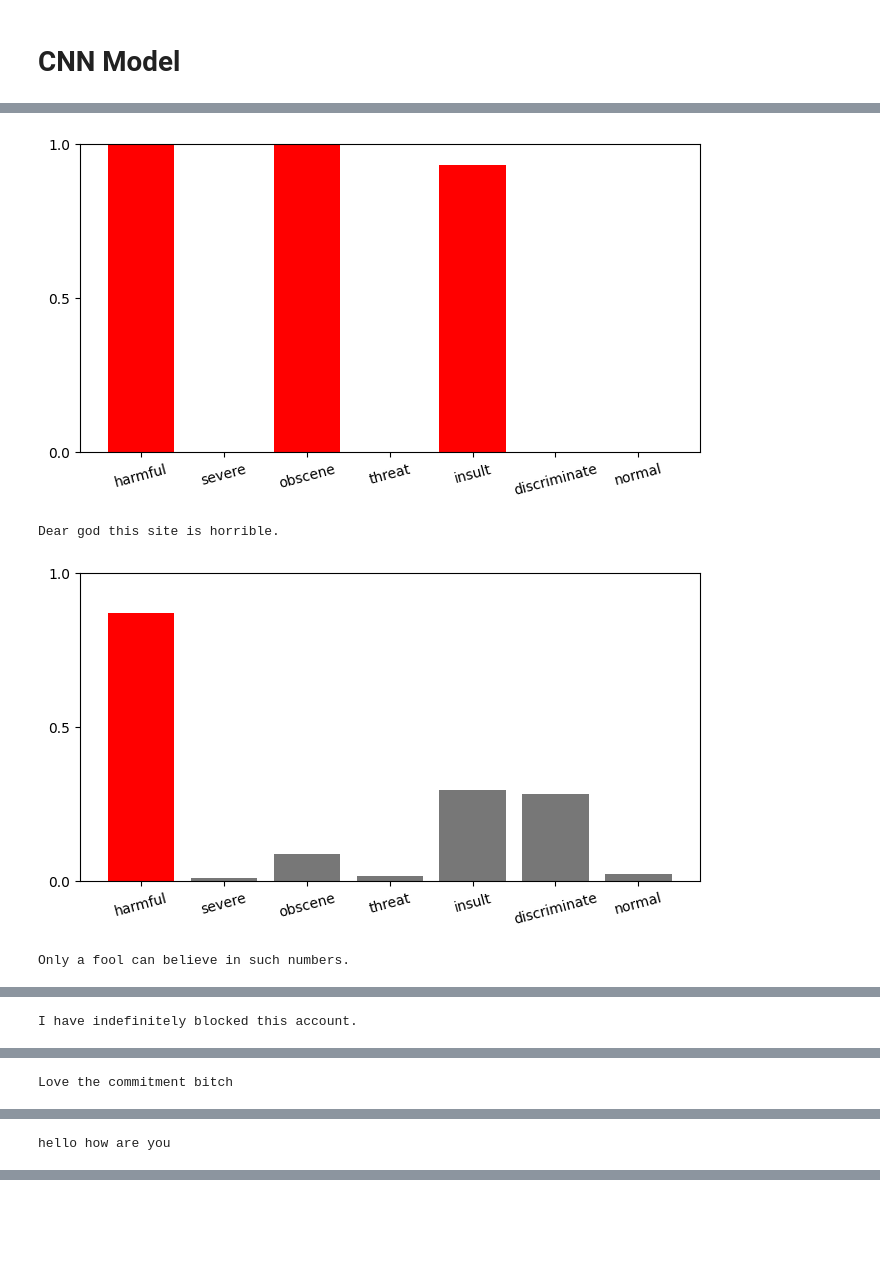
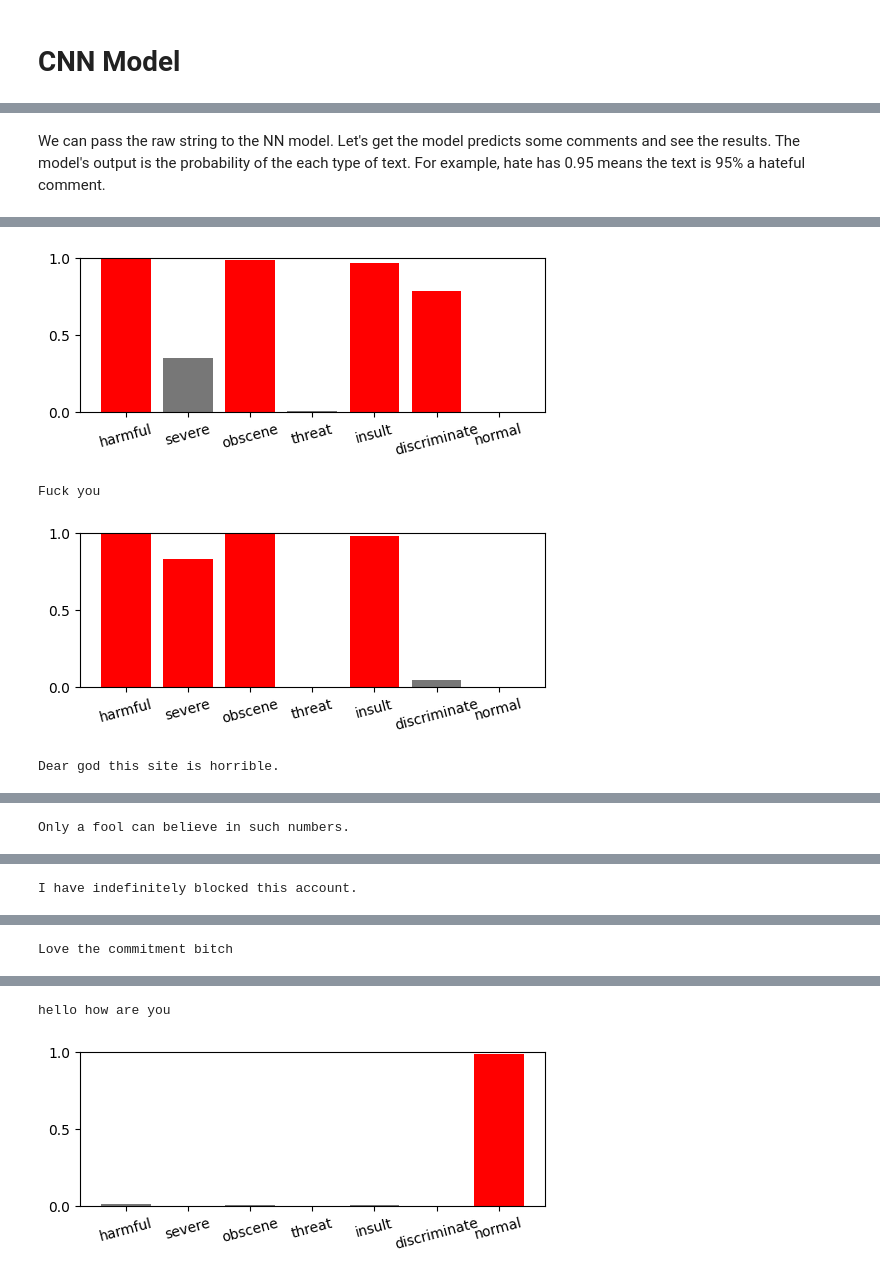
Before and after one commit to QuanNguyenDong/hateful-speech-classification, a Jupyter notebook: AI-models/multilabel_classification_comment_dataset.ipynb, the cells around one changed output, grey strips where cells are left out. Drawn from its saved outputs; the diff is of its cells as text; code cells hidden in the pictures; blank space fills up the shorter version.

Commit message:
update CNN model

```diff
--- a/AI-models/multilabel_classification_comment_dataset.ipynb
+++ b/AI-models/multilabel_classification_comment_dataset.ipynb
@@ -22,5 +19,5 @@ stopwords_dict = stopwords.words('english')
 # %%
-path = 'drive/MyDrive/dataset/multilabel_comment_dataset.csv'
+path = 'https://media.githubusercontent.com/media/QuanNguyenDong/hateful-speech-classification/main/dataset/multilabel_comment_dataset.csv'
 
 dataset = pd.read_csv(path, encoding = 'utf8')
 
@@ -78,10 +73,10 @@ The first layer of the model is **Text Vectorization** which converts the human
 
 As the next step, we're passing all 3 datasets to the layer. The **vectorize_text** function will take 2 strings text and label, expanding the dimension of text tensor to match the expected input. In the last part, **cache(**) caches the dataset in memory to avoid bottlenecks and **prefetch** prefetches data for optimal performance, allowing for the autonamtic tuning of the buffer size.
 # %%
-max_features = 180000
+max_features = 200000
 sequence_length = 300
 
-vectorize_layer = tf.keras.layers.TextVectorization(
+vectorize_layer = layers.TextVectorization(
     standardize="lower_and_strip_punctuation",
     max_tokens=max_features,
     output_sequence_length=sequence_length,
@@ -92,8 +87,8 @@ train_text = raw_train_ds.map(lambda text, labels: text)
 vectorize_layer.adapt(train_text)
 
 def vectorize_text(text, label):
-  text = tf.expand_dims(text, -1)
-  return vectorize_layer(text), label
+    text = tf.expand_dims(text, -1)
+    return vectorize_layer(text), label
 
 train_ds = raw_train_ds.map(vectorize_text)
 val_ds = raw_val_ds.map(vectorize_text)
@@ -148,26 +151,0 @@ test_ds = test_ds.cache().prefetch(buffer_size=tf.data.AUTOTUNE)
-# %%
-embedding_dim = 32
-
-model = tf.keras.Sequential([
-  layers.Input(shape=(sequence_length,)),
-  layers.Embedding(max_features, embedding_dim),
-  layers.Dropout(0.2),
-
-  layers.Conv1D(filters=16, kernel_size=3, padding='valid', activation='relu', strides=1),
-  layers.MaxPooling1D(pool_size=2),
-  layers.Conv1D(filters=32, kernel_size=3, padding='valid', activation='relu', strides=1),
-  layers.MaxPooling1D(pool_size=2),
-  layers.Conv1D(filters=64, kernel_size=3, padding='valid', activation='relu', strides=1),
-  layers.MaxPooling1D(pool_size=2),
-  layers.Dropout(0.2),
-
-  layers.Flatten(),
-  layers.Dense(128, activation='relu'),
-  layers.Dense(7, activation='sigmoid')
-])
-
-model.summary()
-
-model.compile(loss='binary_crossentropy',
-              optimizer='adam',
-              metrics=[tf.metrics.BinaryAccuracy(threshold=0.5)])
@@ -269,14 +241,17 @@ export_model.compile(loss=losses.BinaryCrossentropy(),
+# %% [markdown]
+We can pass the raw string to the NN model. Let's get the model predicts some comments and see the results. The model's output is the probability of the each type of text. For example, hate has 0.95 means the text is 95% a hateful comment.
 # %%
 inputs = [
-  "Yo bitch Ja Rule is more succesful then you'll ever be whats up with you and hating you sad mofuckas...i should bitch slap ur pethedic white faces and get you to kiss my ass you guys sicken me. Ja rule is about pride in da music man. dont diss that shit on him. and nothin is wrong bein like tupac he was a brother too...fuckin white boys get things right next time.,",
+  "You idiot",
+  "Fuck you",
   "Dear god this site is horrible.",
   "Only a fool can believe in such numbers.",
   "I have indefinitely blocked this account.",
   "Love the commitment bitch",
   "hello how are you"
 ]
+examples = tf.constant(inputs)
 
-examples = tf.constant(inputs)
 def plot_value_array(prediction):
   colors=["red" if pred >= 0.5 else "#777777" for pred in prediction]
   thisplot = plt.bar(range(len(prediction)), prediction, color=colors)
@@ -287,7 +262,7 @@ def plot_value_array(prediction):
 predictions = export_model.predict(examples)
 
 for i in range(len(inputs)):
-  plt.figure(figsize=(8, 4))
+  plt.figure(figsize=(6, 2))
   print(inputs[i])
   plot_value_array(predictions[i])
   plt.show()
@@ -296,4 +272,4 @@ Yo bitch Ja Rule is more succesful then you'll ever be whats up with you and hat
-[figure, old version]
+[figure, new version]
-Dear god this site is horrible.
+Fuck you
-[figure, old version]
+[figure, new version]
-Only a fool can believe in such numbers.
+Dear god this site is horrible.
@@ -301 +277 @@ Only a fool can believe in such numbers.
-I have indefinitely blocked this account.
+Only a fool can believe in such numbers.
@@ -303 +279 @@ I have indefinitely blocked this account.
-Love the commitment bitch
+I have indefinitely blocked this account.
@@ -305 +281 @@ Love the commitment bitch
-hello how are you
+Love the commitment bitch
@@ -306,0 +283,2 @@ hello how are you
+hello how are you
+[figure, added]
```
Also changed, not shown: parts of 24 cells of this notebook, 1 other file.
